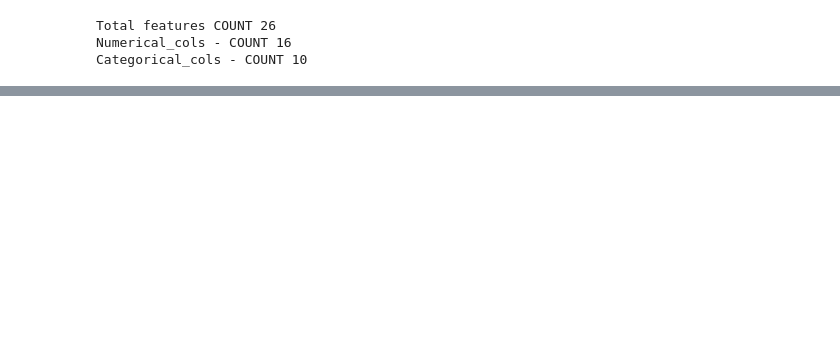
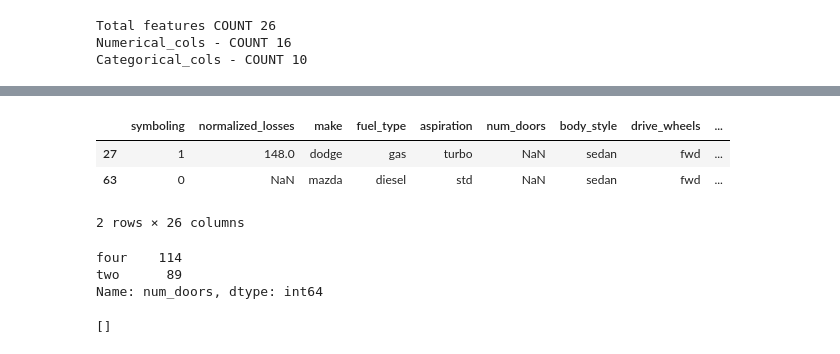
Before and after one commit to venkatesh-manikumar/Python_learnings, a Jupyter notebook: Preprocessing.ipynb, the cells around one changed output, grey strips where cells are left out. Cells and saved outputs as stored; diff of their text form; code cells hidden in the pictures; blank space fills up the shorter version.

```diff
--- a/Preprocessing.ipynb
+++ b/Preprocessing.ipynb
@@ -291,0 +296,13 @@ Categorical_cols - COUNT 10
+# %%
+raw[raw[categorical_cols].isnull().any(axis = 1)]
+# %% [output]
+|  | symboling | normalized_losses | make | fuel_type | aspiration | num_doors | body_style | drive_wheels | ... |
+| 27 | 1 | 148.0 | dodge | gas | turbo | NaN | sedan | fwd | ... |
+| 63 | 0 | NaN | mazda | diesel | std | NaN | sedan | fwd | ... |
+2 rows × 26 columns
+# %%
+raw.num_doors.value_counts()
+# %% [output]
+four    114
+two      89
+Name: num_doors, dtype: int64
@@ -291,0 +311,4 @@ Categorical_cols - COUNT 10
+# %%
+null_check(raw)
+# %% [output]
+[]
```
Also changed, not shown: parts of 16 cells of this notebook.
